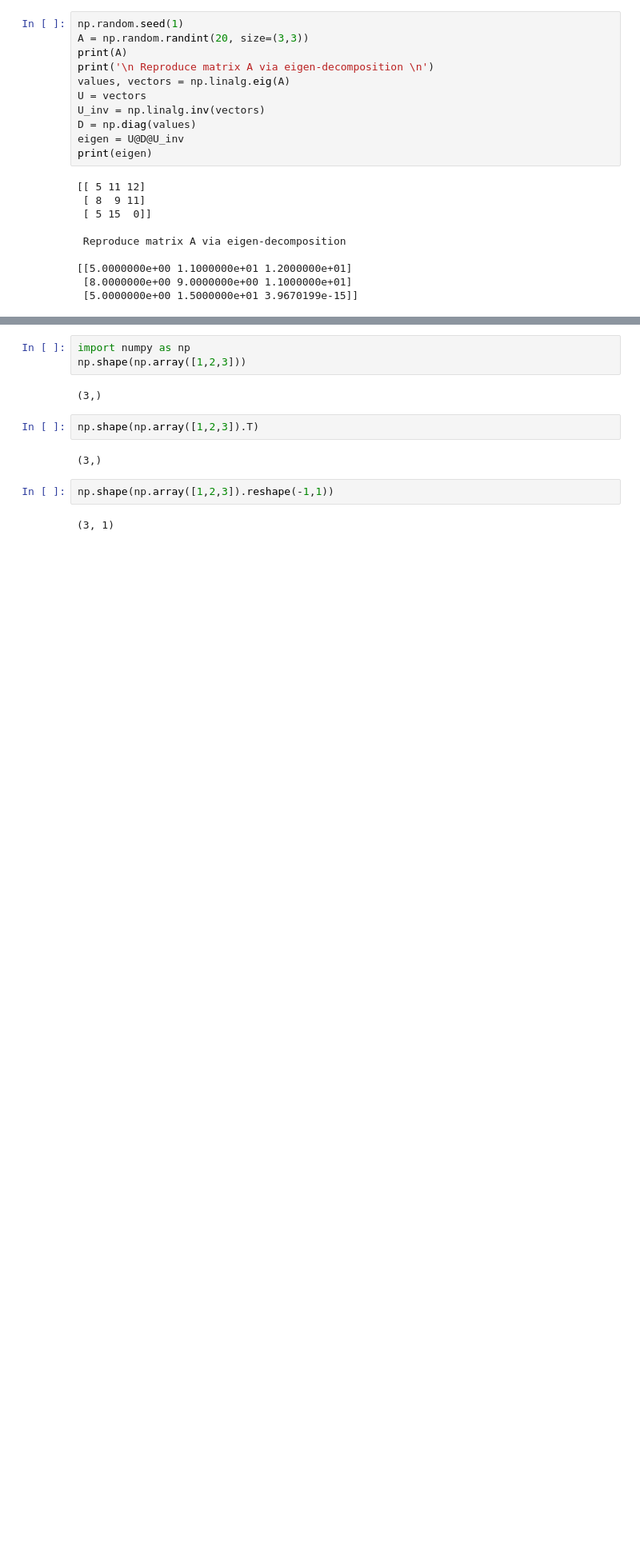
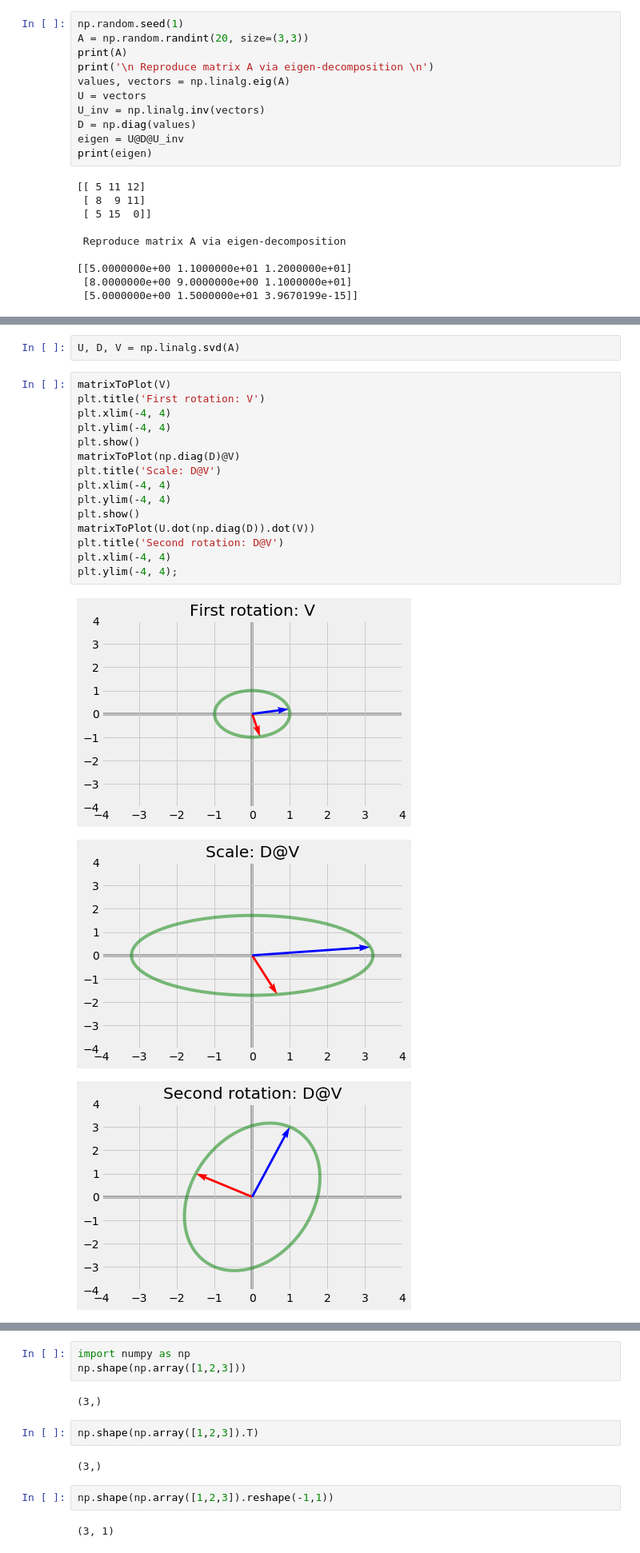
Before and after one commit to anhnguyendepocen/Numerical_Optimization, a Jupyter notebook: L1_Linalg.ipynb, the cells around one changed output, grey strips where cells are left out. Shown at 80% size. Saved outputs shown, nothing was run; the diff lists cells and outputs as text; blank space fills up the shorter version.

```diff
--- a/L1_Linalg.ipynb
+++ b/L1_Linalg.ipynb
@@ -452,0 +602,21 @@ The Schur complement
+# %%
+U, D, V = np.linalg.svd(A)
+# %%
+matrixToPlot(V)
+plt.title('First rotation: V')
+plt.xlim(-4, 4)
+plt.ylim(-4, 4)
+plt.show()
+matrixToPlot(np.diag(D)@V)
+plt.title('Scale: D@V')
+plt.xlim(-4, 4)
+plt.ylim(-4, 4)
+plt.show()
+matrixToPlot(U.dot(np.diag(D)).dot(V))
+plt.title('Second rotation: D@V')
+plt.xlim(-4, 4)
+plt.ylim(-4, 4);
+# %% [output]
+[figure, added]
+[figure, added]
+[figure, added]
```
Also changed, not shown: parts of 77 cells of this notebook, 3 other files.
